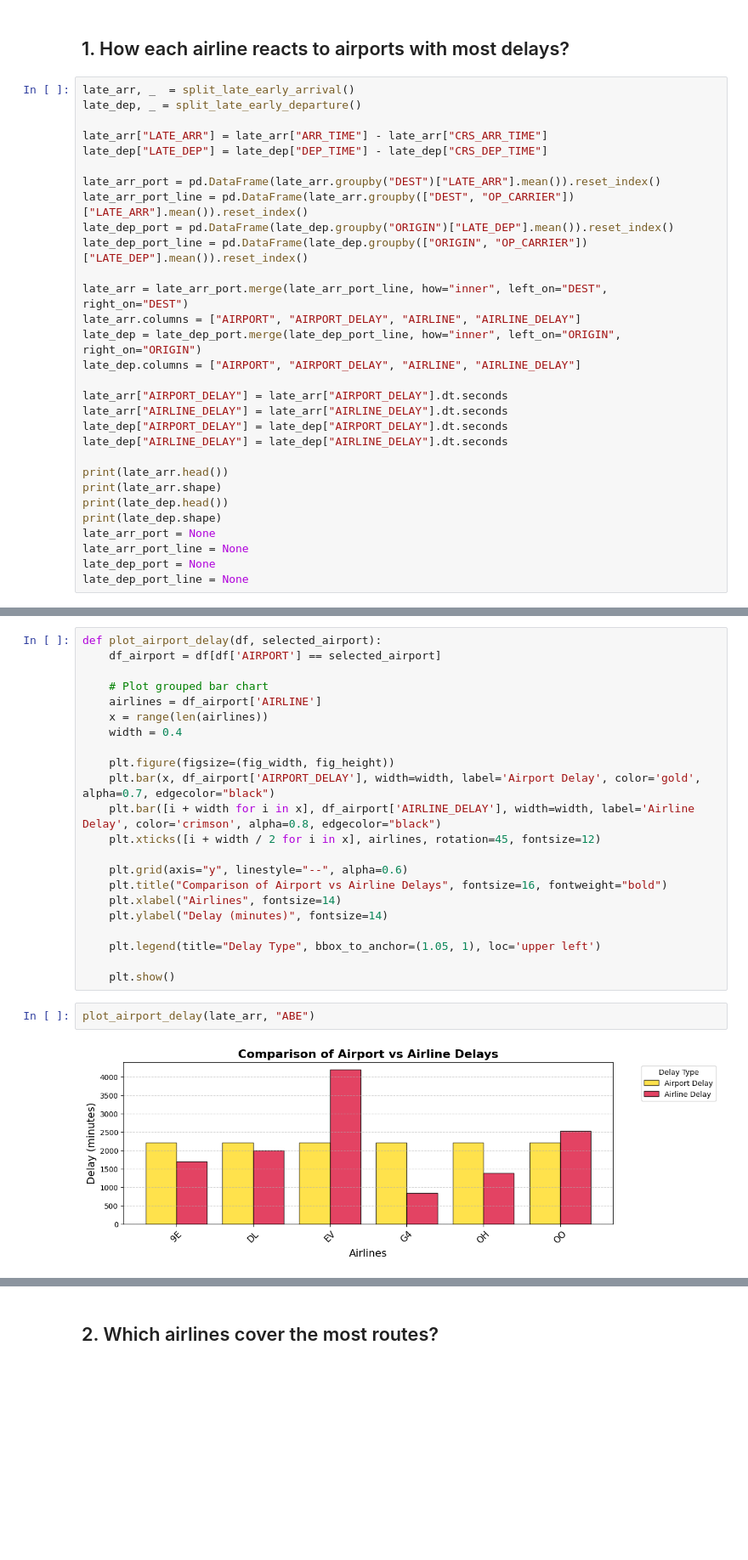
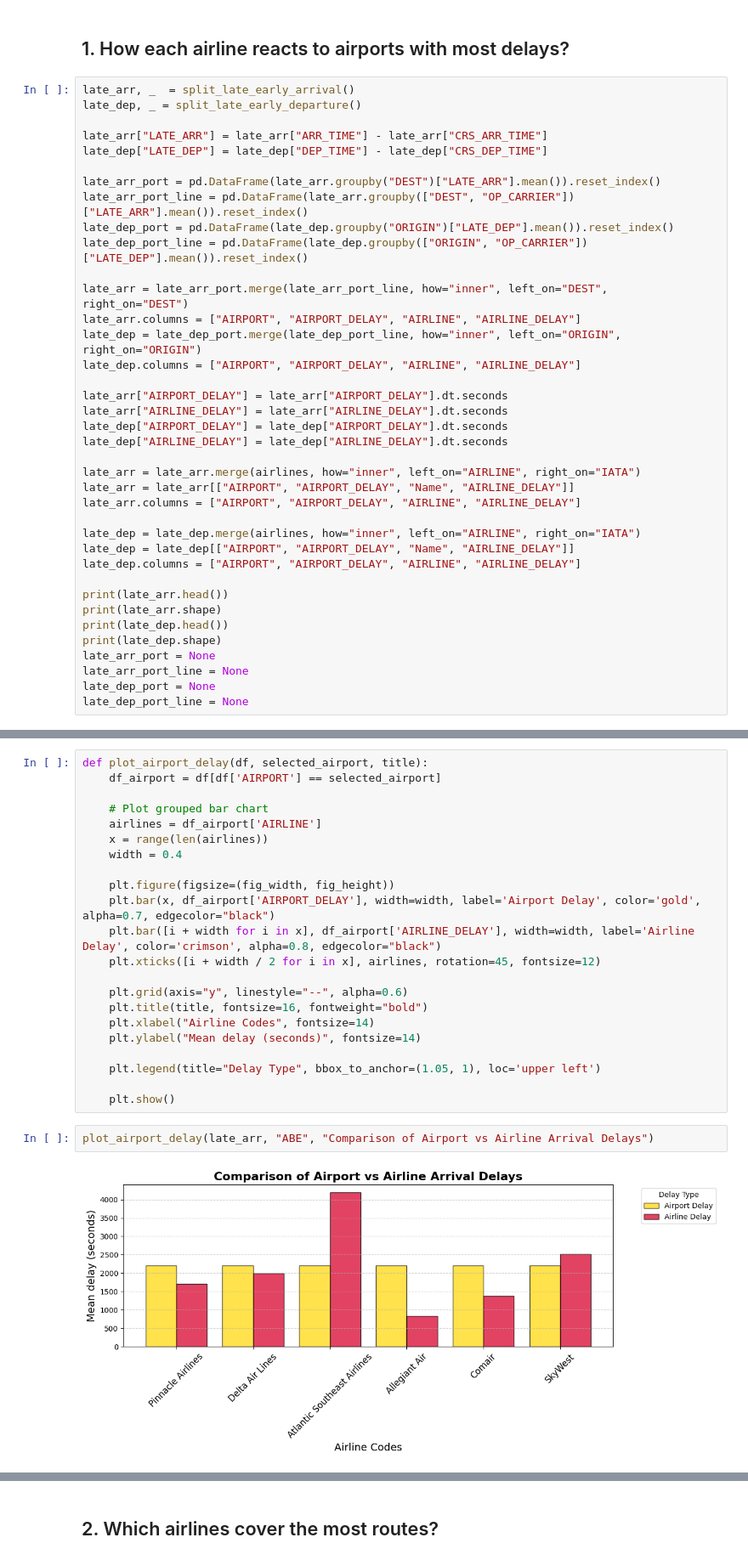
Before and after one commit to torchlightwizard/Data-Analysis-Flight-Travel, a Jupyter notebook: notebooks/eda.ipynb, the cells around one changed output, grey strips where cells are left out. Shown at 85% size. Saved outputs shown, nothing was run; the diff lists cells and outputs as text; blank space fills up the shorter version.

```diff
--- a/notebooks/eda.ipynb
+++ b/notebooks/eda.ipynb
@@ -1487,6 +1487,14 @@ late_arr["AIRLINE_DELAY"] = late_arr["AIRLINE_DELAY"].dt.seconds
 late_dep["AIRPORT_DELAY"] = late_dep["AIRPORT_DELAY"].dt.seconds
 late_dep["AIRLINE_DELAY"] = late_dep["AIRLINE_DELAY"].dt.seconds
 
+late_arr = late_arr.merge(airlines, how="inner", left_on="AIRLINE", right_on="IATA")
+late_arr = late_arr[["AIRPORT", "AIRPORT_DELAY", "Name", "AIRLINE_DELAY"]]
+late_arr.columns = ["AIRPORT", "AIRPORT_DELAY", "AIRLINE", "AIRLINE_DELAY"]
+
+late_dep = late_dep.merge(airlines, how="inner", left_on="AIRLINE", right_on="IATA")
+late_dep = late_dep[["AIRPORT", "AIRPORT_DELAY", "Name", "AIRLINE_DELAY"]]
+late_dep.columns = ["AIRPORT", "AIRPORT_DELAY", "AIRLINE", "AIRLINE_DELAY"]
+
 print(late_arr.head())
 print(late_arr.shape)
 print(late_dep.head())
@@ -1513,5 +1521,5 @@ late_dep_port_line = None
 # %%
-def plot_airport_delay(df, selected_airport):
+def plot_airport_delay(df, selected_airport, title):
     df_airport = df[df['AIRPORT'] == selected_airport]
 
     # Plot grouped bar chart
@@ -1525,15 +1533,15 @@ def plot_airport_delay(df, selected_airport):
     plt.xticks([i + width / 2 for i in x], airlines, rotation=45, fontsize=12)
 
     plt.grid(axis="y", linestyle="--", alpha=0.6)
-    plt.title("Comparison of Airport vs Airline Delays", fontsize=16, fontweight="bold")
-    plt.xlabel("Airlines", fontsize=14)
-    plt.ylabel("Delay (minutes)", fontsize=14)
+    plt.title(title, fontsize=16, fontweight="bold")
+    plt.xlabel("Airline Codes", fontsize=14)
+    plt.ylabel("Mean delay (seconds)", fontsize=14)
 
     plt.legend(title="Delay Type", bbox_to_anchor=(1.05, 1), loc='upper left')
 
     plt.show()
 # %%
-plot_airport_delay(late_arr, "ABE")
+plot_airport_delay(late_arr, "ABE", "Comparison of Airport vs Airline Arrival Delays")
 # %% [output]
-[figure, old version]
+[figure, new version]
 # %%
```
Also changed, not shown: parts of 5 cells of this notebook.
